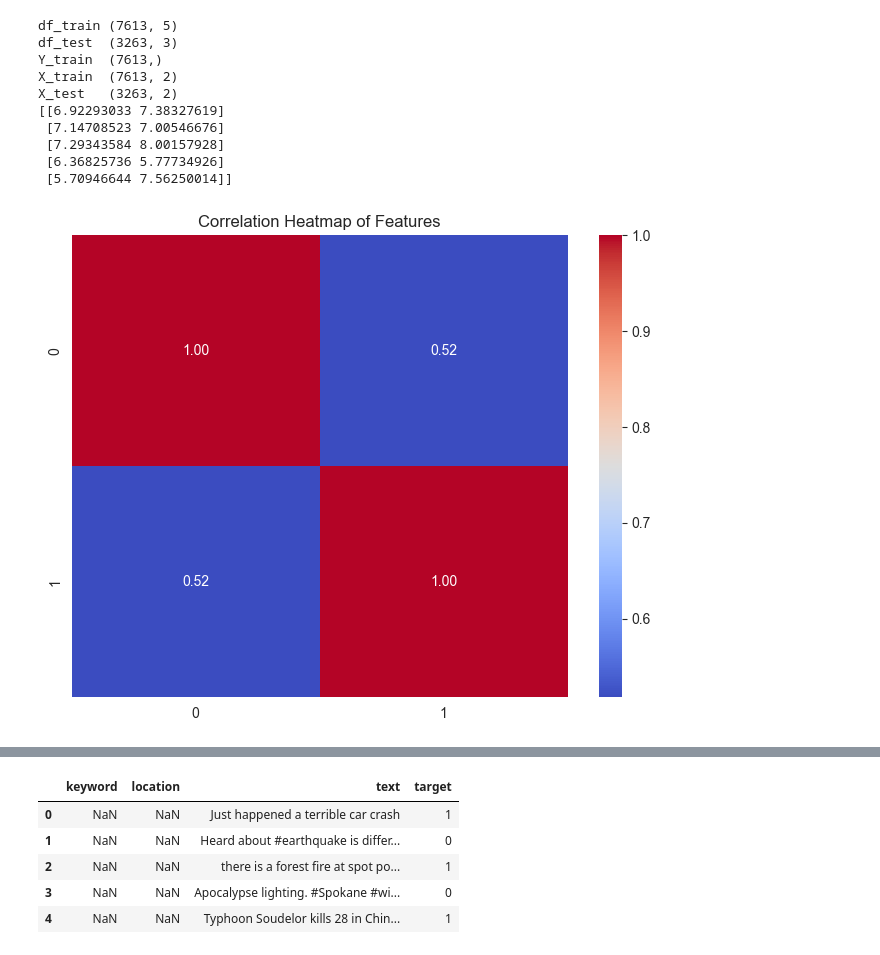
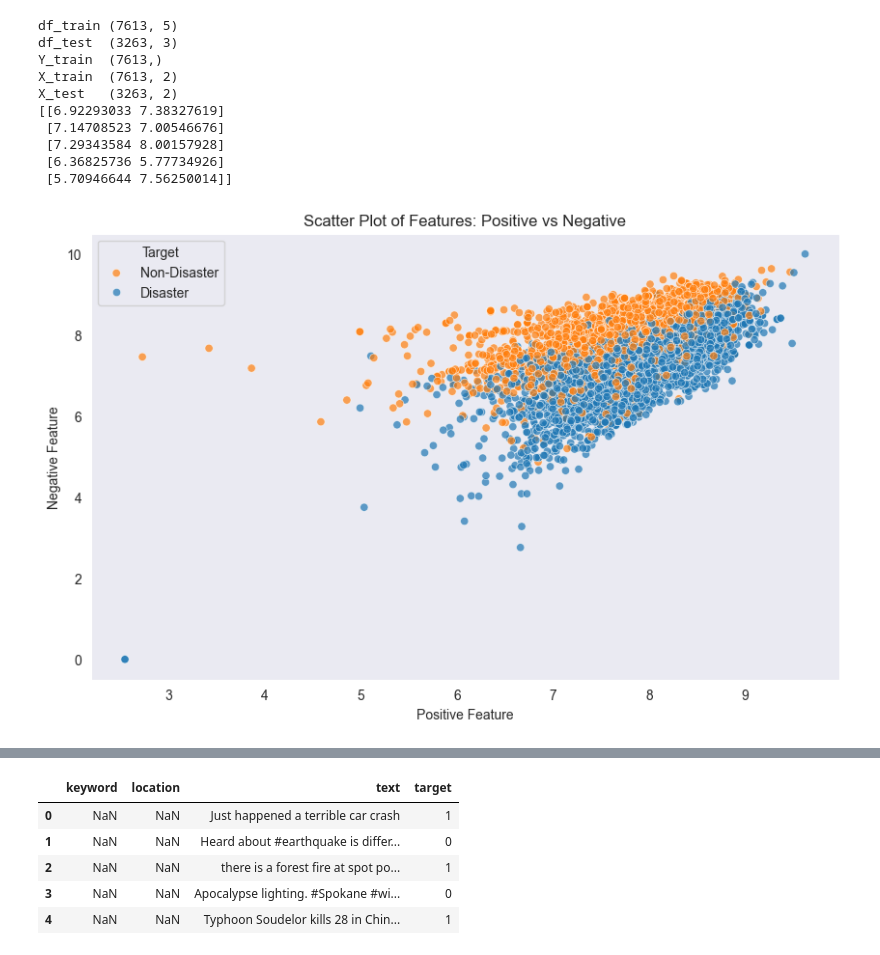
Before and after one commit to kimdamitung/NaturalLanguageProcessing, a Jupyter notebook: Nhom14/naturallanguageprocessing.ipynb, the cells around one changed output, grey strips where cells are left out. Cells and saved outputs as stored; diff of their text form; code cells hidden in the pictures.

```diff
--- a/Nhom14/naturallanguageprocessing.ipynb
+++ b/Nhom14/naturallanguageprocessing.ipynb
@@ -278,15 +278,19 @@ X_test   (3263, 2)
  [7.29343584 8.00157928]
  [6.36825736 5.77734926]
  [5.70946644 7.56250014]]
-# %%
-feature_df = pd.DataFrame(X_train)
-correlation_matrix = feature_df.corr()
-plt.figure(figsize=(8, 6))
-sns.heatmap(correlation_matrix, annot=True, fmt=".2f", cmap='coolwarm')
-plt.title('Correlation Heatmap of Features')
-plt.show()
-# %% [output]
-[figure, removed]
+# %%
+df = pd.DataFrame(X_train, columns=['positive', 'negative'])
+df['target'] = Y_train
+plt.figure(figsize=(10, 6))
+sns.scatterplot(data=df, x='positive', y='negative', hue='target', alpha=0.7)
+plt.title('Scatter Plot of Features: Positive vs Negative')
+plt.xlabel('Positive Feature')
+plt.ylabel('Negative Feature')
+plt.legend(title='Target', loc='upper left', labels=['Non-Disaster', 'Disaster'])
+plt.grid()
+plt.show()
+# %% [output]
+[figure, added]
 # %%
 def predict_df(df_train, df_test, **kwargs):
     freqs   = word_frequencies(df_train, **kwargs)
```
Also changed, not shown: parts of 2 cells of this notebook, 1 other file.
